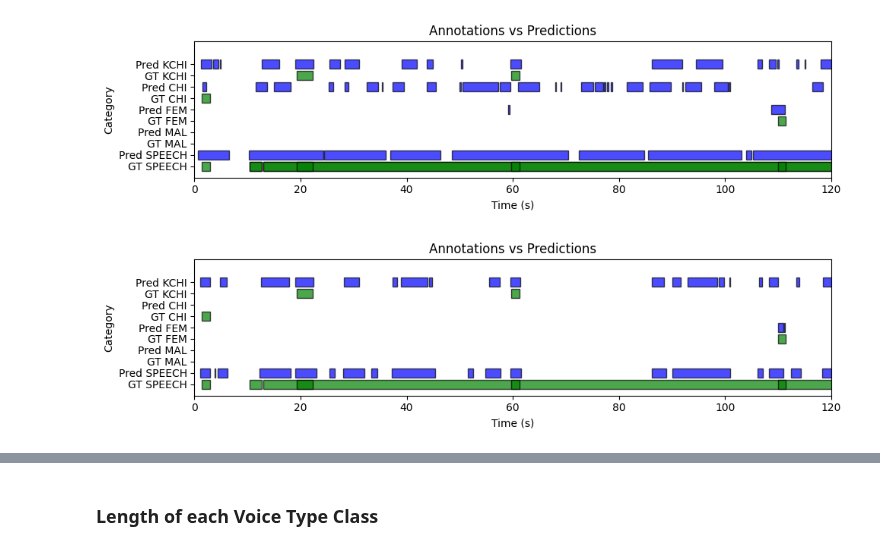
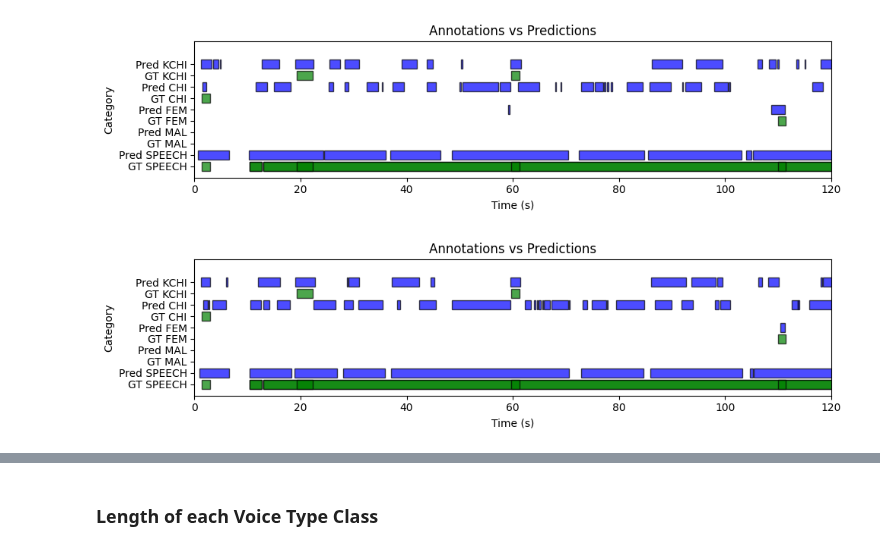
Before and after one commit to neleSuffo/naturalistic-social-analysis, a Jupyter notebook: notebooks/vtc_evaluation.ipynb, the cells around one changed output, grey strips where cells are left out. Drawn from its saved outputs; the diff is of its cells as text; code cells hidden in the pictures.

```diff
--- a/notebooks/vtc_evaluation.ipynb
+++ b/notebooks/vtc_evaluation.ipynb
@@ -26,7 +26,10 @@ def plot_annotations_vs_predictions(audio_file_name: str, hypothesis_type: str,
     time_window : list
         Start and end time for the plot: [start_time, end_time].
     """
-    gt_df = pd.read_pickle(VTCPaths.childlens_gt_df_file_path)
+    if hypothesis_type == 'cl_v2':
+        gt_df = pd.read_pickle("/home/nele_pauline_suffo/ProcessedData/childlens_annotations/processed/childlens_annotations_gt_v2.pkl")
+    else:
+        gt_df = pd.read_pickle(VTCPaths.childlens_gt_df_file_path)
 
     hypothesis_paths = {
         'og_01': Path('/home/nele_pauline_suffo/outputs/vtc/childlens_df_og_01.pkl'),
@@ -34,7 +37,8 @@ def plot_annotations_vs_predictions(audio_file_name: str, hypothesis_type: str,
         'ft_01': Path('/home/nele_pauline_suffo/outputs/vtc_finetuned/childlens_df_ft_01.pkl'),
         'ft_2': Path('/home/nele_pauline_suffo/outputs/vtc_finetuned/childlens_df_ft_2.pkl'),
         'cl_01': Path('/home/nele_pauline_suffo/outputs/vtc_from_scratch/childlens_df_cl_01.pkl'),
-        'cl_2': Path('/home/nele_pauline_suffo/outputs/vtc_from_scratch/childlens_df_cl_2.pkl')
+        'cl_2': Path('/home/nele_pauline_suffo/outputs/vtc_from_scratch/childlens_df_cl_2.pkl'),
+        'cl_v2': Path('/home/nele_pauline_suffo/outputs/vtc_from_scratch/childlens_df_cl_v2.pkl'),
     }
     if hypothesis_type not in hypothesis_paths:
         raise ValueError("Invalid hypothesis type. Choose from 'og', 'ft', or 'cl'.")
@@ -47,7 +51,10 @@ def plot_annotations_vs_predictions(audio_file_name: str, hypothesis_type: str,
     gt = gt_df[gt_df['audio_file_name'] == audio_file_name]
     pred = hypothesis_df[hypothesis_df['audio_file_name'] == audio_file_name]
 
-    voice_types = ['KCHI', 'CHI', 'FEM', 'MAL', 'SPEECH']
+    if hypothesis_type == 'cl_v2':
+        voice_types = ['KCHI', 'CDS', 'OHS']
+    else:
+        voice_types = ['KCHI', 'CHI', 'FEM', 'MAL', 'SPEECH']
     colors = {'GT': 'green', 'Pred': 'blue'}
 
     # Set up the plot
@@ -193,14 +200,18 @@ def compute_metrics(hypothesis_type: str) -> None:
         'ft_01': Path('/home/nele_pauline_suffo/outputs/vtc_finetuned/childlens_df_ft_01.pkl'),
         'ft_2': Path('/home/nele_pauline_suffo/outputs/vtc_finetuned/childlens_df_ft_2.pkl'),
         'cl_01': Path('/home/nele_pauline_suffo/outputs/vtc_from_scratch/childlens_df_cl_01.pkl'),
-        'cl_2': Path('/home/nele_pauline_suffo/outputs/vtc_from_scratch/childlens_df_cl_2.pkl')
+        'cl_2': Path('/home/nele_pauline_suffo/outputs/vtc_from_scratch/childlens_df_cl_2.pkl'),
+        'cl_v2': Path('/home/nele_pauline_suffo/outputs/vtc_from_scratch/childlens_df_cl_v2.pkl'),
     }
     if hypothesis_type not in hypothesis_paths:
         raise ValueError("Invalid hypothesis type. Choose 'og', 'ft', or 'cl'.")
 
     hypothesis_path = hypothesis_paths[hypothesis_type]
 
-    reference_df = pd.read_pickle(VTCPaths.childlens_gt_df_file_path)
+    if hypothesis_type == "cl_v2":
+        reference_df = pd.read_pickle("/home/nele_pauline_suffo/ProcessedData/childlens_annotations/processed/childlens_annotations_gt_v2.pkl")
+    else:
+        reference_df = pd.read_pickle(VTCPaths.childlens_gt_df_file_path)
     hypothesis_df = pd.read_pickle(hypothesis_path)
 
     # Normalize labels
@@ -233,7 +244,10 @@ def compute_metrics(hypothesis_type: str) -> None:
         print(f"Warning: Error loading UEM file {uem_file_path}: {e}. UEM will be approximated.")
         all_video_uems = {}
 
-    voice_types = ['KCHI', 'CHI', 'FEM', 'MAL', 'SPEECH']
+    if hypothesis_type == 'cl_v2':
+        voice_types = ['KCHI', 'CDS', 'OHS']
+    else:
+        voice_types = ['KCHI', 'CHI', 'FEM', 'MAL', 'SPEECH']
     metric_names = ['precision', 'recall', 'f1_score', 'error_rate']
 
     # More compact initialization for class_metrics
@@ -575,6 +637,6 @@ plot_annotations_vs_predictions('336244.MP4', "ft", [0, 120])
 # %% [output]
 [figure]
 # %%
-plot_annotations_vs_predictions('336244.MP4', "cl", [0, 120])
+plot_annotations_vs_predictions('336244.MP4', "cl_01", [0, 120])
 # %% [output]
-[figure, old version]
+[figure, new version]
```
Also changed, not shown: parts of 5 cells of this notebook.
